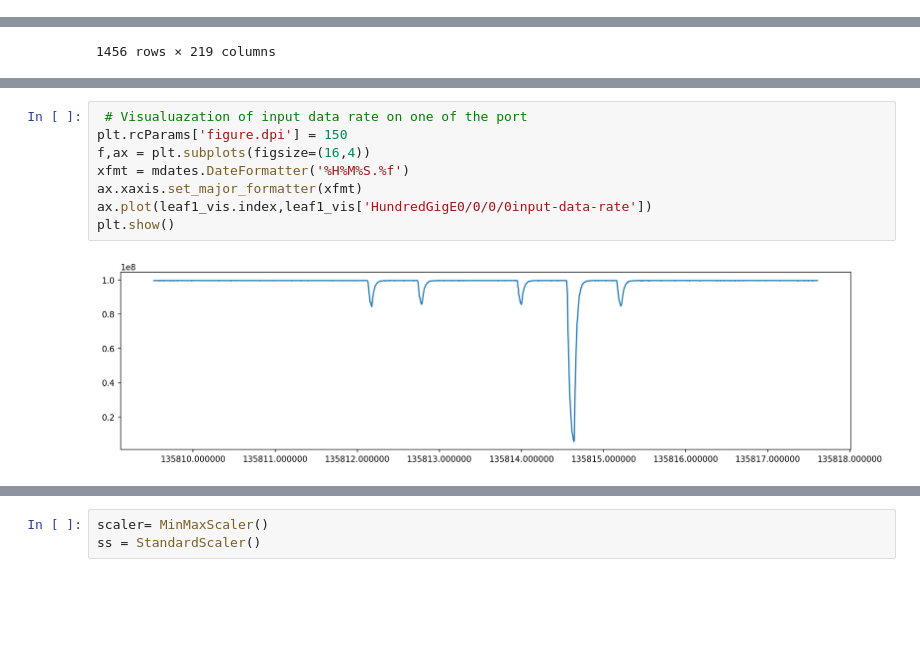
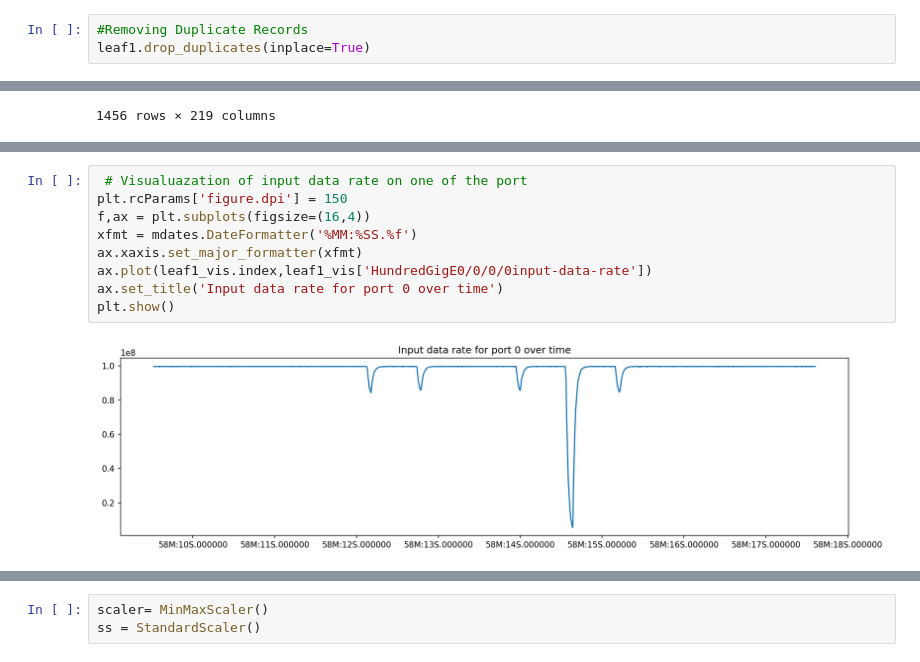
Before and after one commit to dreamdcoder/Dissertation, a Jupyter notebook: Data_ML.ipynb, the cells around one changed output, grey strips where cells are left out. Saved outputs shown, nothing was run; the diff lists cells and outputs as text; blank space fills up the shorter version.

```diff
--- a/Data_ML.ipynb
+++ b/Data_ML.ipynb
@@ -60,6 +76,9 @@ vrf__network-count                                         0.000000
 vrf__path-count                                          518.716194
 vrf__update-messages-received                           1780.886768
 Length: 872, dtype: float64
+# %%
+#Removing Duplicate Records
+leaf1.drop_duplicates(inplace=True)
 # %%
 # There are many columns with 0 variance so we are creating a new DF which will be without these columns
 leaf1_new=leaf1.loc[:,leaf1.std()!=0]
@@ -131,10 +136,11 @@ leaf1_new.drop('time',axis=1)
 # %%
  # Visualuazation of input data rate on one of the port
 plt.rcParams['figure.dpi'] = 150
 f,ax = plt.subplots(figsize=(16,4))
-xfmt = mdates.DateFormatter('%H%M%S.%f')
+xfmt = mdates.DateFormatter('%MM:%SS.%f')
 ax.xaxis.set_major_formatter(xfmt)
 ax.plot(leaf1_vis.index,leaf1_vis['HundredGigE0/0/0/0input-data-rate'])
+ax.set_title('Input data rate for port 0 over time')
 plt.show()
 # %% [output]
-[figure, old version]
+[figure, new version]
```
Also changed, not shown: parts of 49 cells of this notebook, 3 other files.
